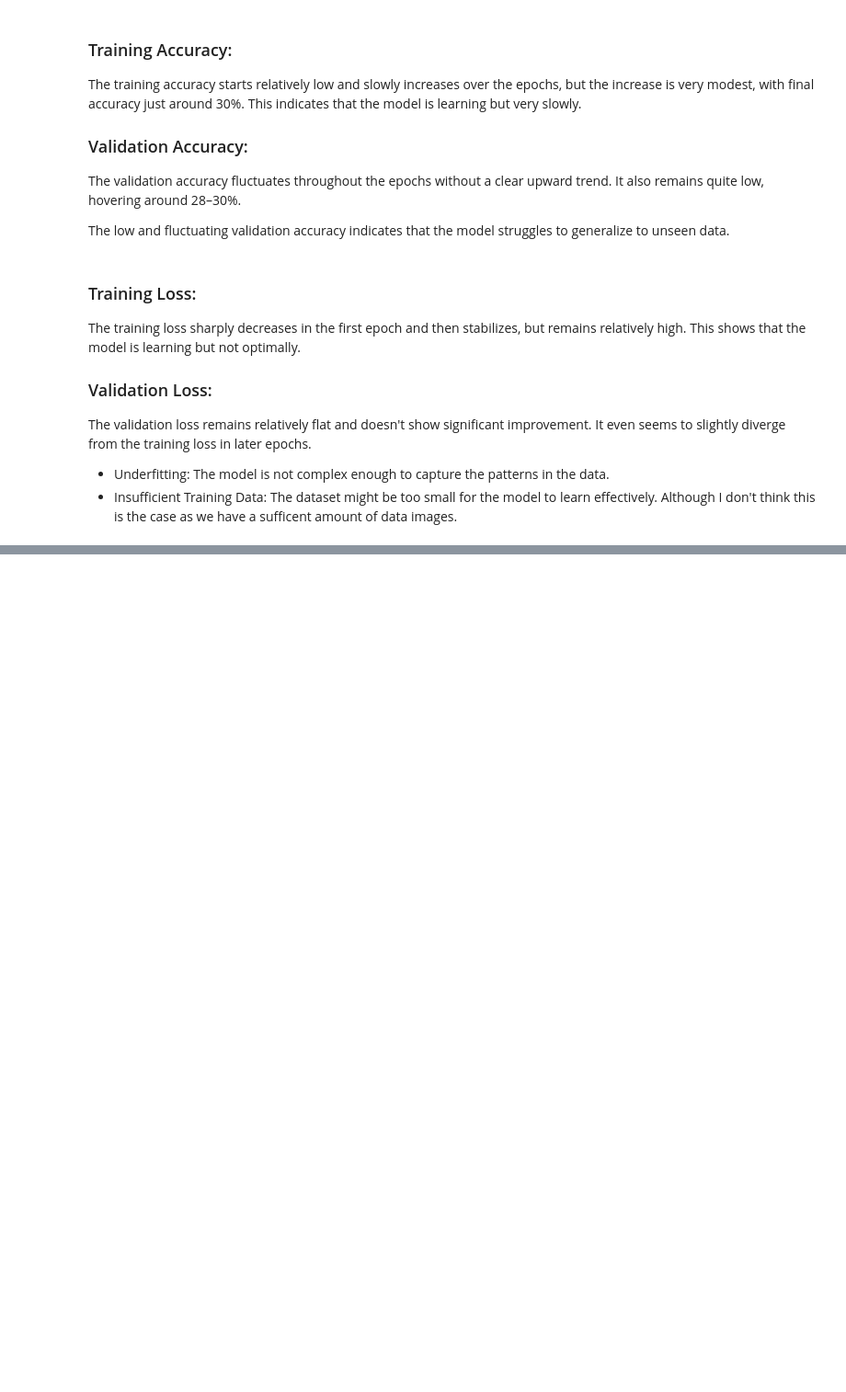
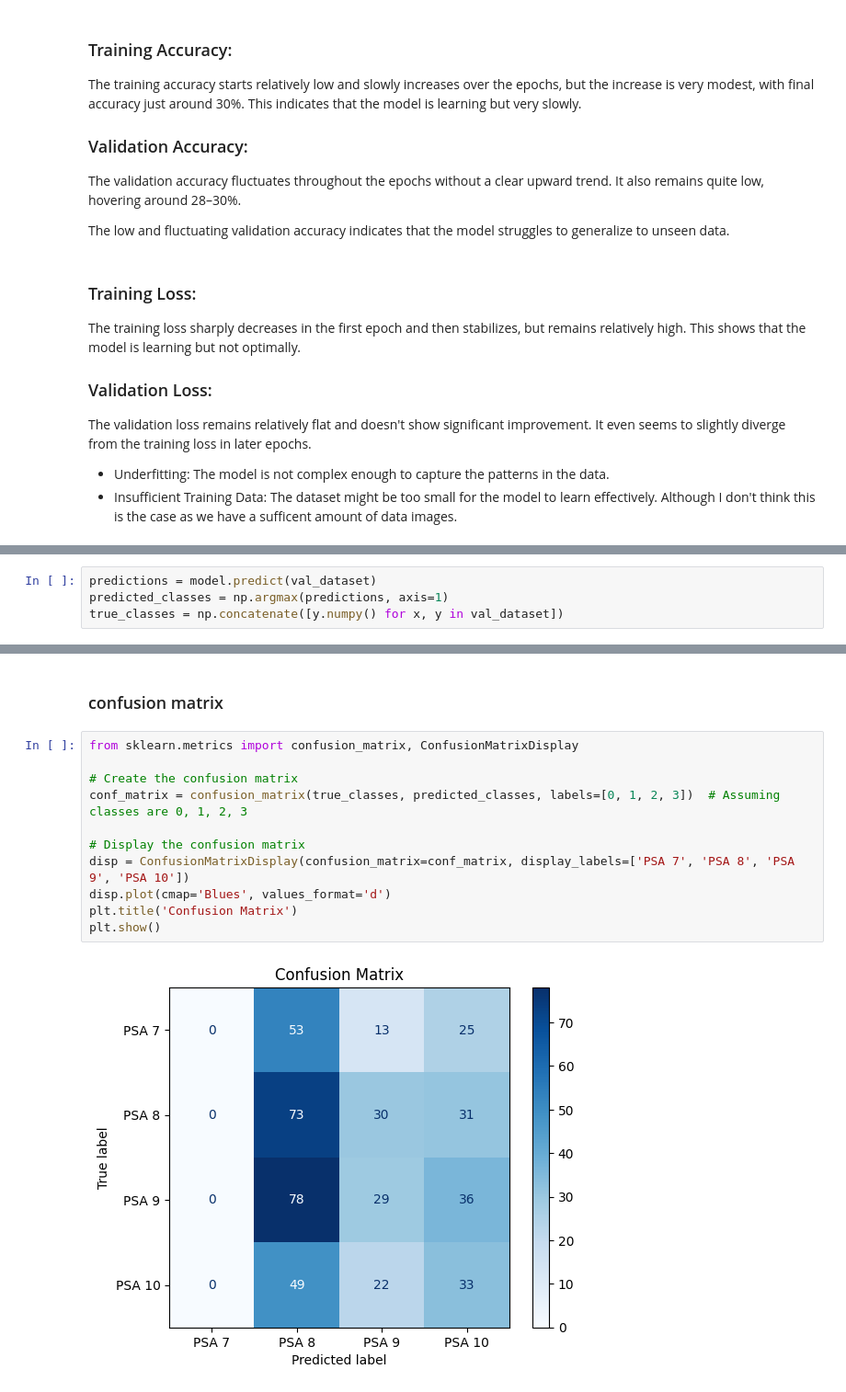
Before and after one commit to brendan887/pokemon-card-grader, a Jupyter notebook: model2.ipynb, the cells around one changed output, grey strips where cells are left out. Shown at 92% size. Drawn from its saved outputs; the diff is of its cells as text; blank space fills up the shorter version.

Commit message:
added predictions

```diff
--- a/model2.ipynb
+++ b/model2.ipynb
@@ -262,0 +264,4 @@ Instead of training from scratch, leverage pre-trained models like ResNet50, Mob
+# %%
+predictions = model.predict(val_dataset)
+predicted_classes = np.argmax(predictions, axis=1)
+true_classes = np.concatenate([y.numpy() for x, y in val_dataset])
@@ -262,0 +270,15 @@ Instead of training from scratch, leverage pre-trained models like ResNet50, Mob
+# %% [markdown]
+### confusion matrix
+# %%
+from sklearn.metrics import confusion_matrix, ConfusionMatrixDisplay
+
+# Create the confusion matrix
+conf_matrix = confusion_matrix(true_classes, predicted_classes, labels=[0, 1, 2, 3])  # Assuming classes are 0, 1, 2, 3
+
+# Display the confusion matrix
+disp = ConfusionMatrixDisplay(confusion_matrix=conf_matrix, display_labels=['PSA 7', 'PSA 8', 'PSA 9', 'PSA 10'])
+disp.plot(cmap='Blues', values_format='d')
+plt.title('Confusion Matrix')
+plt.show()
+# %% [output]
+[figure, added]
```
Also changed, not shown: parts of 12 cells of this notebook, 1 other file.
